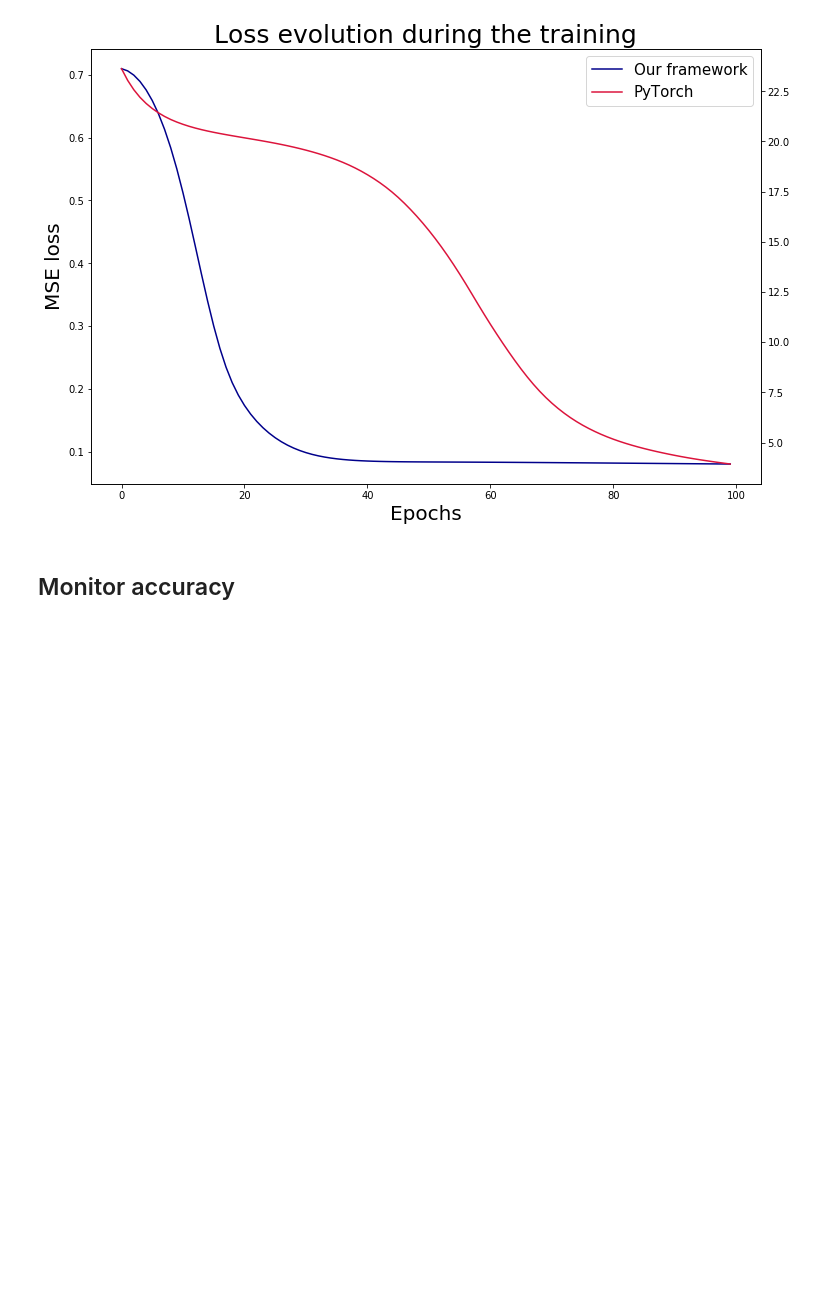
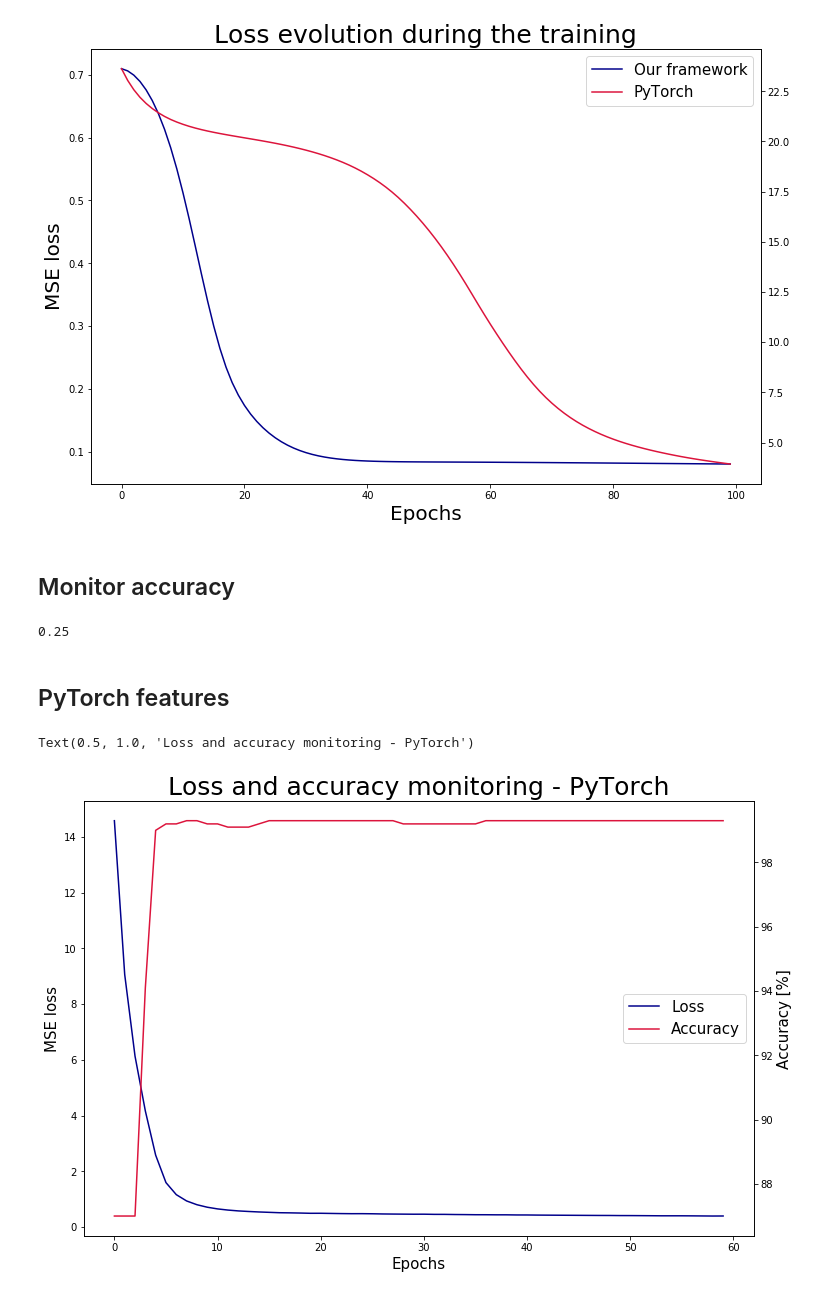
Before and after one commit to michelhugo/DeepLearning, a Jupyter notebook: Project2/models_stats.ipynb, the cells around one changed output. Saved outputs shown, nothing was run; the diff lists cells and outputs as text; code cells hidden in the pictures; blank space fills up the shorter version.

```diff
--- a/Project2/models_stats.ipynb
+++ b/Project2/models_stats.ipynb
@@ -158,3 +200,17 @@ def train_model(model, train_input, train_target, mini_batch_size, monitor_loss=
 #### Main
 # %%
 from torch.autograd import Variable
+# %%
+train_input, train_target, test_input, test_target = g.generate_sets()
+
+train_target = train_target.long().view(1000)
+test_target = test_target.long().view(1000)
+
+train_input, train_target = Variable(train_input), Variable(train_target)
+test_input, test_target = Variable(test_input), Variable(test_target)
+
+#Sanity check
+print(train_input.shape)
+print(train_target.shape)
+print(test_input.shape)
+print(test_target.shape)
@@ -164,8 +225,8 @@ def generate_sets(nb_train = 1000, nb_test = 1000):
     train_set = torch.Tensor(nb_train, 2).uniform_(0, 1)
     test_set = torch.Tensor(nb_test, 2).uniform_(0, 1)
     # labels
-    train_target = train_set.pow(2).sum(1).sub(1 / math.sqrt(2 * math.pi)).sign().add(1).div(2).long()
-    test_target = test_set.pow(2).sum(1).sub(1 / math.sqrt(2 * math.pi)).sign().add(1).div(2).long()
+    train_target = train_set.pow(2).sum(1).sub(1 / (2 * math.pi)).sign().add(1).div(2).long()
+    test_target = test_set.pow(2).sum(1).sub(1 / (2 * math.pi)).sign().add(1).div(2).long()
 
     return train_set, test_set, train_target, test_target
 # %%
@@ -241,3 +296,13 @@ print('test error Net {:0.2f}% {:d}/{:d}'.format((100 * nb_test_errors) / test_i
 [epoch 999] loss: 0.46
 [epoch 1000] loss: 0.46
 test error Net 0.30% 3/1000
+# %%
+# With errors
+#torch.manual_seed(0)
+mini_batch_size = 10
+
+model = Net()
+losses_, errors_, accuracies_ = train_model(model, train_input, train_target_h, train_target, mini_batch_size, True)
+nb_test_errors = compute_nb_errors(model, test_input, test_target)
+print('test error Net {:0.2f}% {:d}/{:d}'.format((100 * nb_test_errors) / test_input.size(0),
+                                                      nb_test_errors, test_input.size(0)))
@@ -290,0 +408,30 @@ fig.savefig("losses_evolution.png")
+# %%
+y_hat = np.array([1,0,0,0])
+true_output = np.array([1,1,1,1])
+
+acc = accuracy(y_hat, true_output)
+acc
+# %% [output]
+0.25
+# %% [markdown]
+## PyTorch features
+# %%
+fig, ax1 = plt.subplots(figsize=(12, 8))
+ax2 = ax1.twinx()
+
+f1 = ax1.plot(np.array(losses_)[:60], color='darkblue', label='Loss')
+
+f2 = ax2.plot(np.array(accuracies_)[:60], color='crimson', label='Accuracy')
+
+fs = f1 + f2
+labs = [l.get_label() for l in fs]
+ax1.legend(f1+f2, labs, loc='center right', fontsize=15)
+
+ax1.set_xlabel('Epochs', fontsize=15)
+ax1.set_ylabel('MSE loss', fontsize=15)
+ax2.set_ylabel('Accuracy [%]', fontsize=15)
+
+plt.title('Loss and accuracy monitoring - PyTorch', fontsize=25)
+# %% [output]
+Text(0.5, 1.0, 'Loss and accuracy monitoring - PyTorch')
+[figure, added]
```
Also changed, not shown: parts of 19 cells of this notebook.
